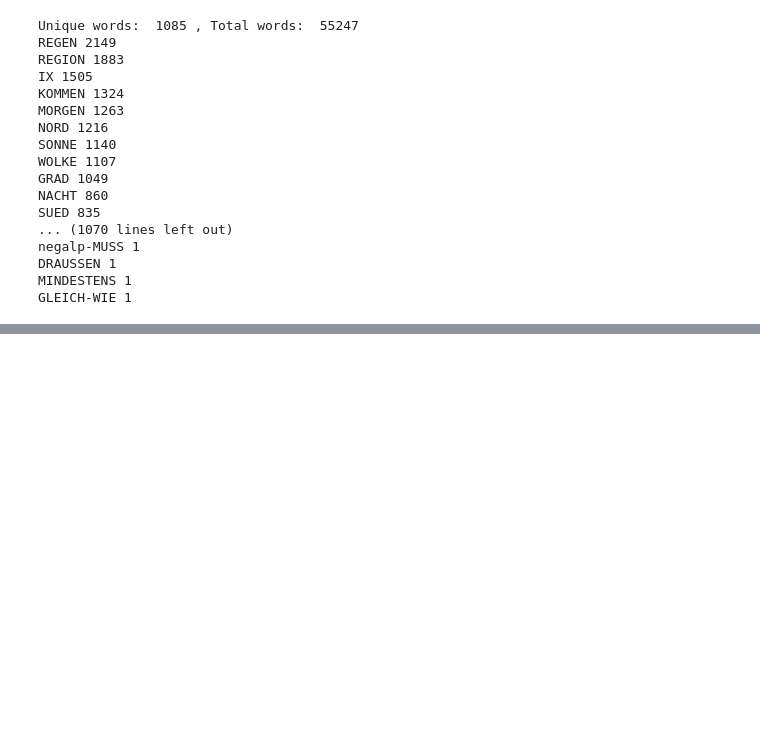
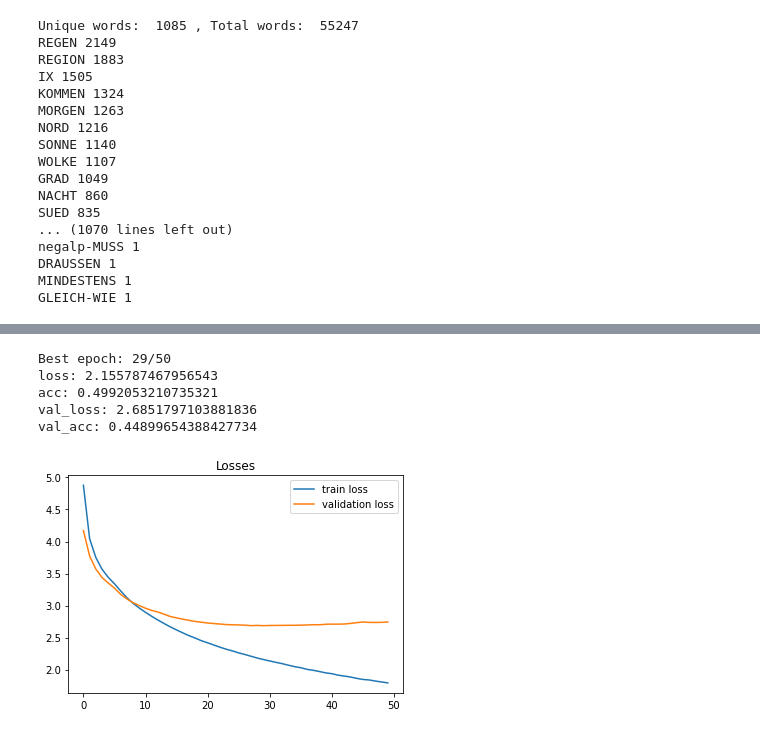
Before and after one commit to IvanPopJovanov/txt2gloss, a Jupyter notebook: main.ipynb, the cells around one changed output, grey strips where cells are left out. Saved outputs shown, nothing was run; the diff lists cells and outputs as text; code cells hidden in the pictures; blank space fills up the shorter version.

```diff
--- a/main.ipynb
+++ b/main.ipynb
@@ -95,0 +261,8 @@ britannie 1 zdravo, dobri ljudi
+# %%
+model_gru.compile(optimizer = Adam(0.001), loss = 'sparse_categorical_crossentropy', metrics = ['acc'])
+batch_size = 64
+epochs = 50
+# %%
+checkpoint = ModelCheckpoint('best_model_weights.h5', save_best_only=True, save_weights_only=True, monitor='val_loss', mode='min')
+# %%
+history = model_gru.fit([encoder_input_data, decoder_input_data], decoder_output_data, epochs = epochs, batch_size = batch_size, validation_split = 0.1, callbacks = [checkpoint])
@@ -95,0 +305,24 @@ britannie 1 zdravo, dobri ljudi
+# %%
+best_epoch = np.argmin(history.history['val_loss'])
+print("Best epoch:",str(best_epoch) + "/" + str(epochs))
+print("loss:",history.history['loss'][best_epoch])
+print("acc:",history.history['acc'][best_epoch])
+print("val_loss:",history.history['val_loss'][best_epoch])
+print("val_acc:",history.history['val_acc'][best_epoch])
+# %% [output]
+Best epoch: 29/50
+loss: 2.155787467956543
+acc: 0.4992053210735321
+val_loss: 2.6851797103881836
+val_acc: 0.44899654388427734
+# %%
+epochs_vals = range(0, epochs)
+losses=history.history['loss']
+val_losses=history.history['val_loss']
+plt.title('Losses')
+plt.plot(epochs_vals, losses, label='train loss')
+plt.plot(epochs_vals, val_losses, label='validation loss')
+plt.legend(loc='best')
+plt.show()
+# %% [output]
+[figure, added]
```
Also changed, not shown: parts of 25 cells of this notebook.
